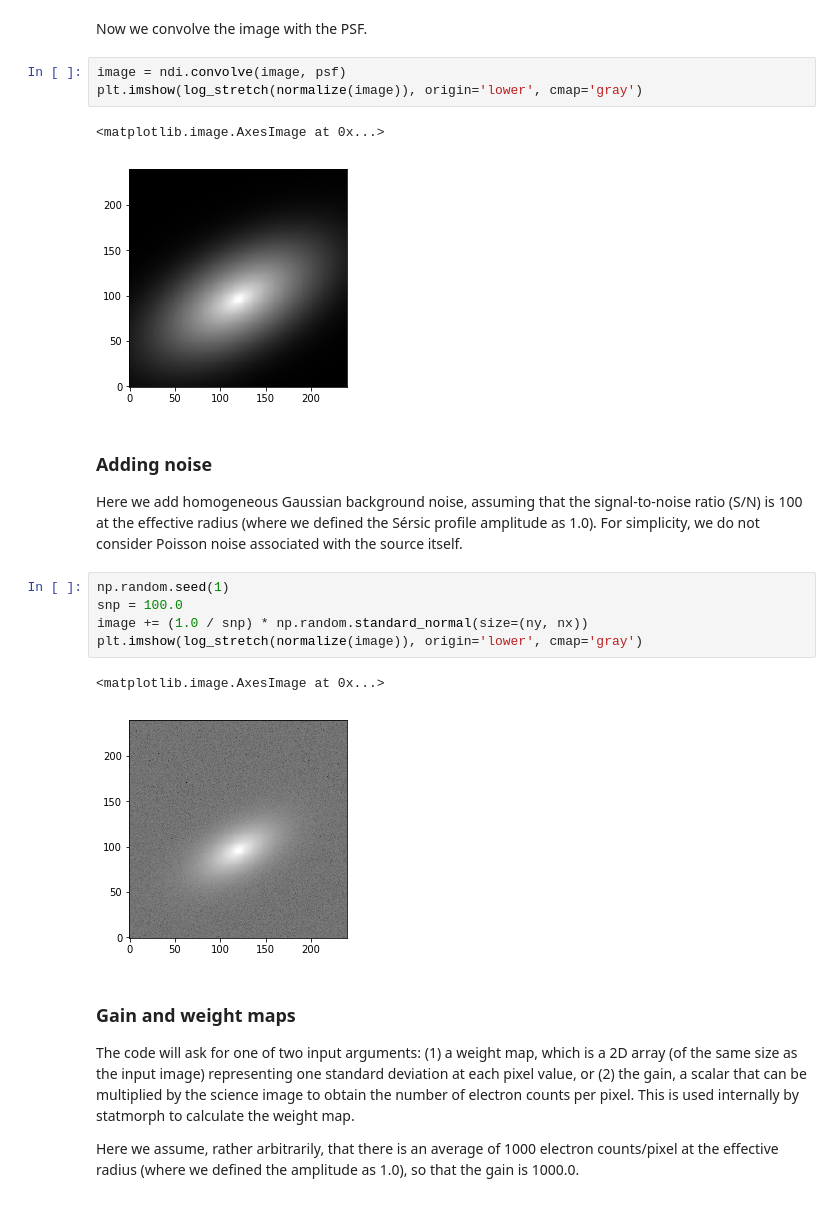
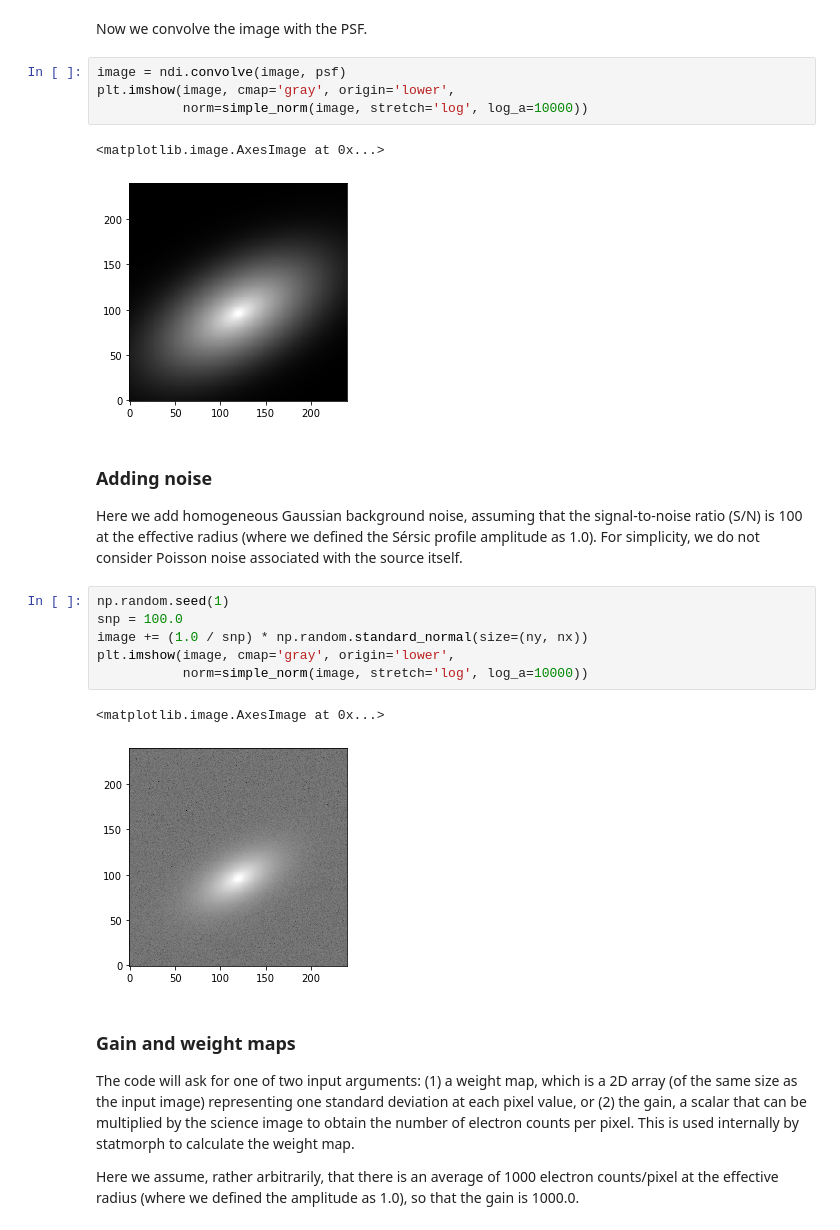
Before and after one commit to vrodgom/statmorph, a Jupyter notebook: notebooks/tutorial.ipynb, the cells around one changed output. Saved outputs shown, nothing was run; the diff lists cells and outputs as text.

Commit message:
Replace custom normalize() function with astropy.visualization.simple_norm().

```diff
--- a/notebooks/tutorial.ipynb
+++ b/notebooks/tutorial.ipynb
@@ -56,10 +49,11 @@ plt.imshow(psf, origin='lower', cmap='gray')
 Now we convolve the image with the PSF.
 # %%
 image = ndi.convolve(image, psf)
-plt.imshow(log_stretch(normalize(image)), origin='lower', cmap='gray')
+plt.imshow(image, cmap='gray', origin='lower',
+           norm=simple_norm(image, stretch='log', log_a=10000))
 # %% [output]
 <matplotlib.image.AxesImage at 0x...>
-[figure, old version]
+[figure, new version]
 # %% [markdown]
 ### Adding noise
 
@@ -67,11 +61,12 @@ Here we add homogeneous Gaussian background noise, assuming that the signal-to-n
 # %%
 np.random.seed(1)
 snp = 100.0
 image += (1.0 / snp) * np.random.standard_normal(size=(ny, nx))
-plt.imshow(log_stretch(normalize(image)), origin='lower', cmap='gray')
+plt.imshow(image, cmap='gray', origin='lower',
+           norm=simple_norm(image, stretch='log', log_a=10000))
 # %% [output]
 <matplotlib.image.AxesImage at 0x...>
-[figure, old version]
+[figure, new version]
 # %% [markdown]
 ### Gain and weight maps
 
```
Also changed, not shown: parts of 10 cells of this notebook, 1 other file.
